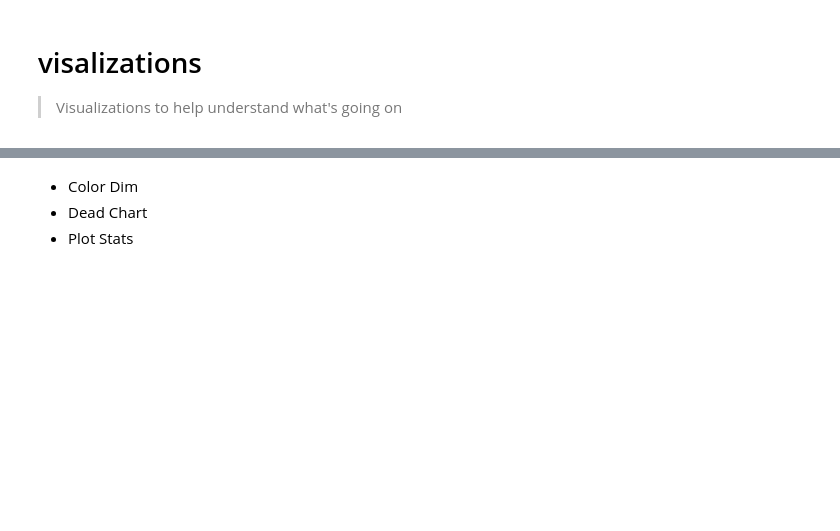
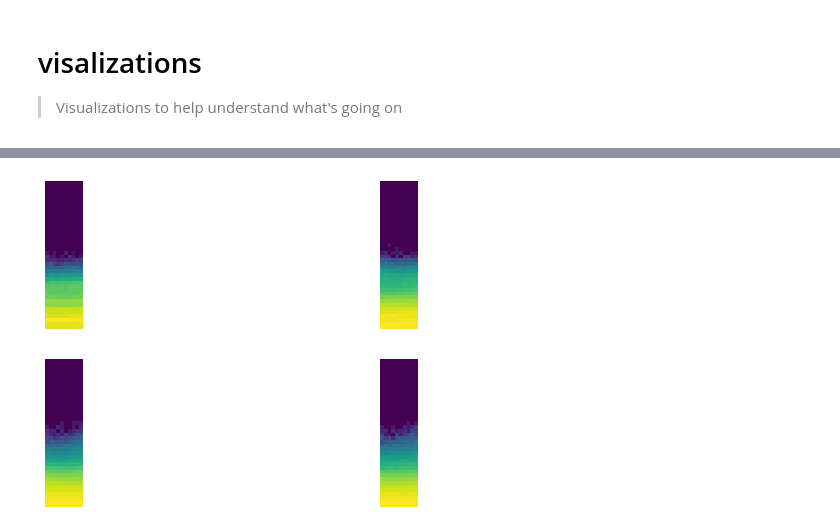
Before and after one commit to Isaac-Flath/AIsaac, a Jupyter notebook: nbs/50_visualization.ipynb, the cells around one changed output, grey strips where cells are left out. Saved outputs shown, nothing was run; the diff lists cells and outputs as text; code cells hidden in the pictures; blank space fills up the shorter version.

```diff
--- a/nbs/50_visualization.ipynb
+++ b/nbs/50_visualization.ipynb
@@ -48,8 +136,44 @@ dls = DataLoaders.from_dataset_dict(_dataset, 64, num_workers=4)
+# %%
+#|export
+def get_min(h):
+    h1 = torch.stack(h.stats[2]).t().float()
+    return h1[0]/h1.sum(0)
+
+class ActivationStatsCB(HooksCallback):
+    def __init__(self, module_filter=fc.noop): super().__init__(append_stats, module_filter)
+
+    def color_dim(self, figsize=(11,6)):
+        fig,axes = get_grid(len(self), figsize=figsize)
+        for ax,h in zip(axes.flat, self):
+            show_image(get_hist(h), ax, origin='lower')
+
+    def dead_chart(self, figsize=(11,5)):
+        fig,axes = get_grid(len(self), figsize=figsize)
+        for ax,h in zip(axes.flatten(), self):
+            ax.plot(get_min(h))
+            ax.set_ylim(0,1)
+
+    def plot_stats(self, figsize=(10,4)):
+        fig,axs = plt.subplots(1,2, figsize=figsize)
+        for h in self:
+            for i in 0,1: axs[i].plot(h.stats[i])
+        axs[0].set_title('Means')
+        axs[1].set_title('Stdevs')
+        plt.legend(fc.L.range(self))
+# %%
+model = get_model_conv()
+model.to(def_device)
+xb = fc.first(dls.train)[0]
+for module in model.modules(): lsuv_init(model, module, xb.to(def_device))
 # %%
 trainer = Trainer(dls,
                   nn.CrossEntropyLoss(),
                   torch.optim.Adam,
-                  SimpleNet(28*28,64,10),
-                  callbacks=[BasicTrainCB(),MetricsCB(Accuracy=MulticlassAccuracy()), DeviceCB()])
-trainer.fit()
+                  model,
+                  callbacks=[BasicTrainCB(),NBatchCB(10),
+                             MetricsCB(Accuracy=MulticlassAccuracy()),
+                             DeviceCB(),
+                             ProgressCB(),
+                             ActivationStatsCB(fc.risinstance(nn.Conv2d))])
+trainer.fit(1)
 # %% [output]
@@ -59,4 +182,0 @@ trainer.fit()
-# %% [markdown]
-+ Color Dim
-+ Dead Chart
-+ Plot Stats
@@ -69,0 +183,4 @@ class ActivationStatsCB:
+# %%
+trainer.ActivationStatsCB.color_dim()
+# %% [output]
+[figure, added]
```
Also changed, not shown: parts of 15 cells of this notebook, 26 other files.
